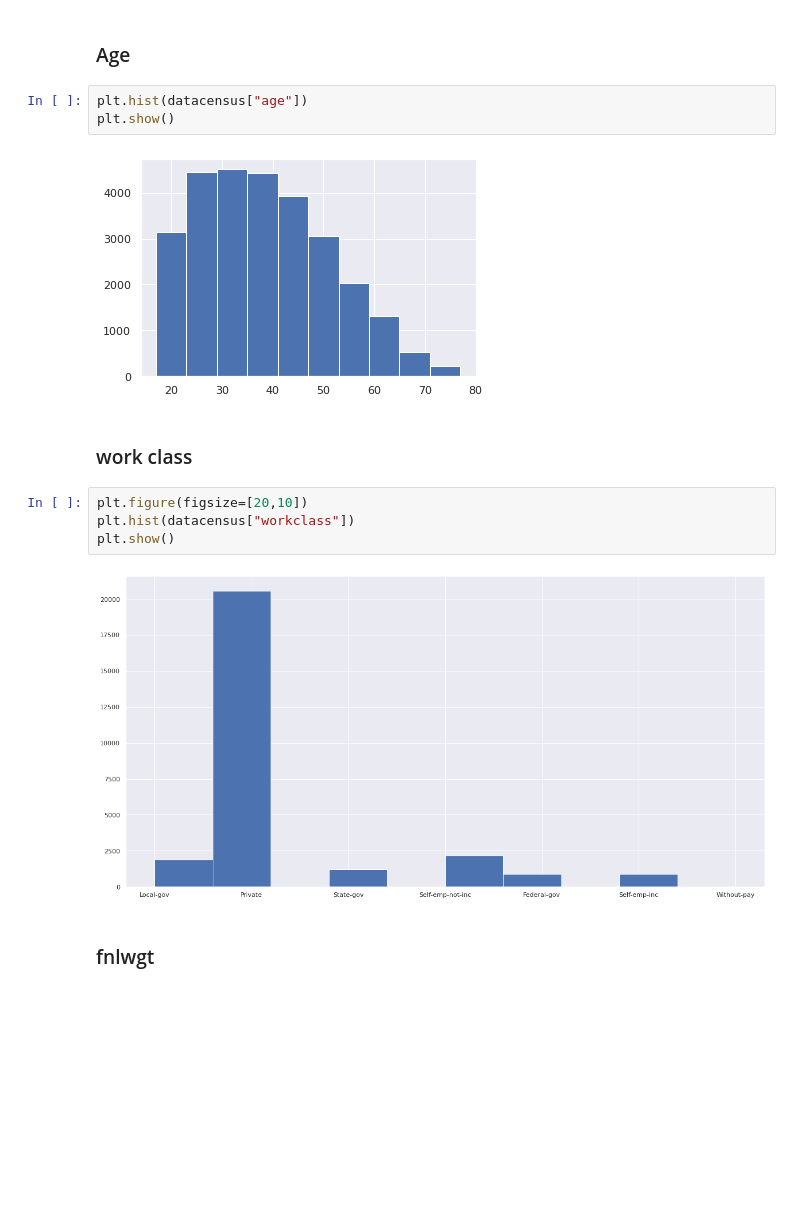
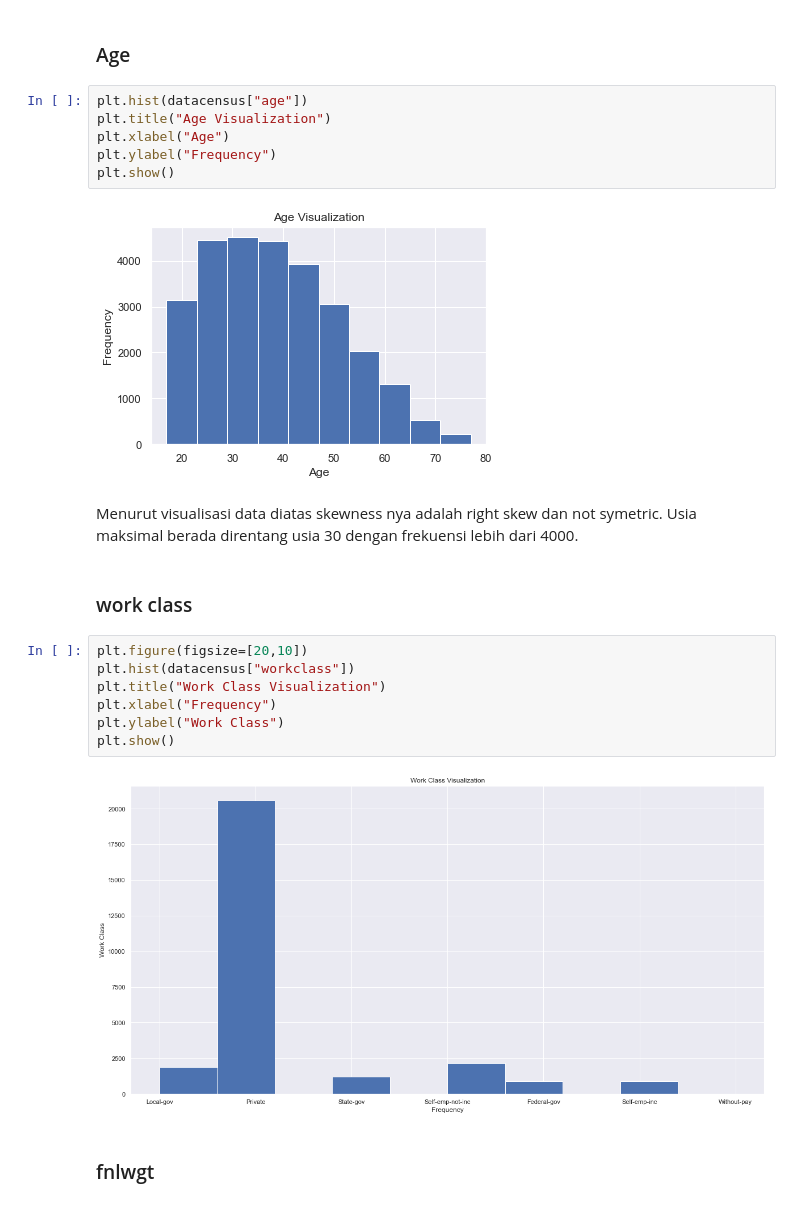
Before and after one commit to nicholasanthonys/tubes-probabilias-statistika, a Jupyter notebook: Tubes Data Cleaning.ipynb, the cells around one changed output. Drawn from its saved outputs; the diff is of its cells as text; blank space fills up the shorter version.

```diff
--- a/Tubes Data Cleaning.ipynb
+++ b/Tubes Data Cleaning.ipynb
@@ -394,17 +343,25 @@ Dari hasil analisis korelasi spearman (digunakan karena keseluruhan data tidak m
 ### Age
 # %%
 plt.hist(datacensus["age"])
+plt.title("Age Visualization")
+plt.xlabel("Age")
+plt.ylabel("Frequency")
 plt.show()
 # %% [output]
-[figure, old version]
+[figure, new version]
+# %% [markdown]
+Menurut visualisasi data diatas skewness nya adalah right skew dan not symetric. Usia maksimal berada direntang usia 30 dengan frekuensi lebih dari 4000.
 # %% [markdown]
 ### work class
 # %%
 plt.figure(figsize=[20,10])
 plt.hist(datacensus["workclass"])
+plt.title("Work Class Visualization")
+plt.xlabel("Frequency")
+plt.ylabel("Work Class")
 plt.show()
 # %% [output]
-[figure, old version]
+[figure, new version]
 # %% [markdown]
 ### fnlwgt
 # %%
```
Also changed, not shown: parts of 45 cells of this notebook.
